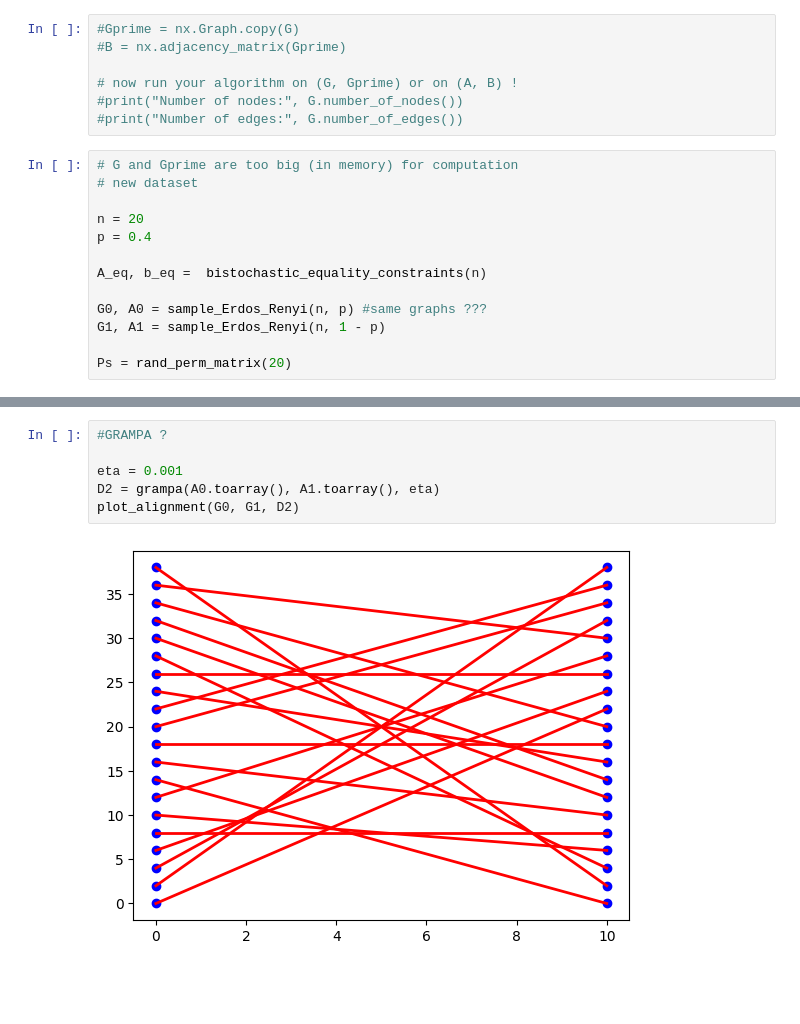
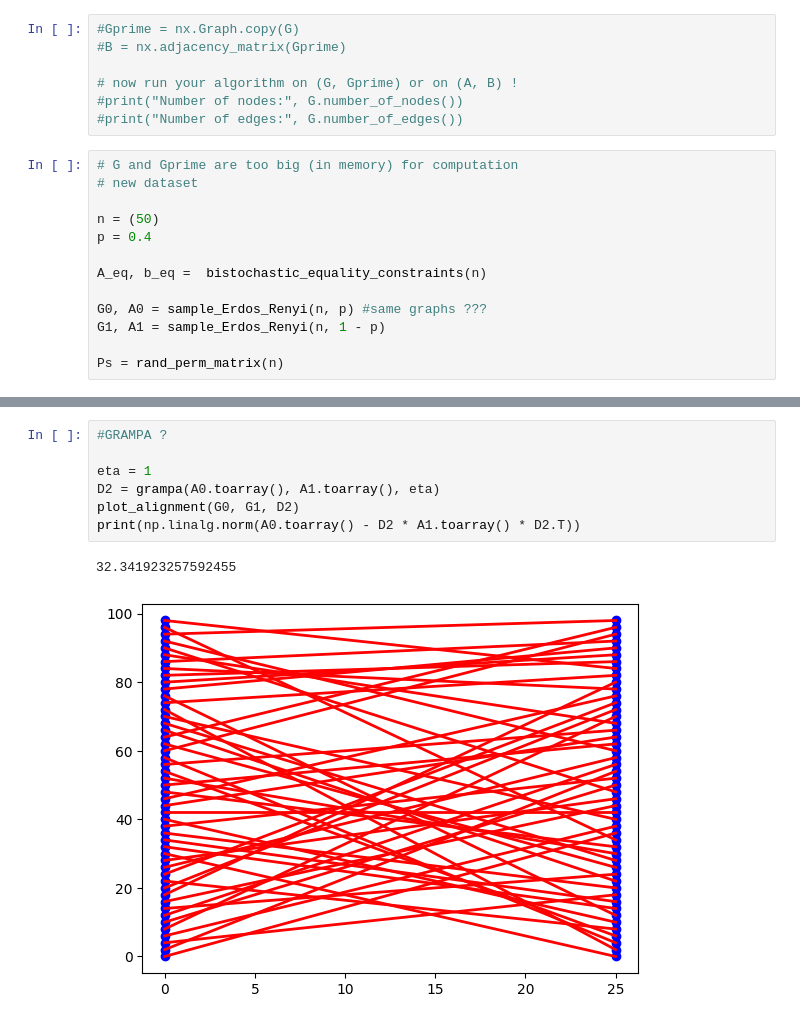
Before and after one commit to jakobmaier-eu/graph-gromov, a Jupyter notebook: testing_algorithms.ipynb, the cells around one changed output, grey strips where cells are left out. Drawn from its saved outputs; the diff is of its cells as text; blank space fills up the shorter version.

```diff
--- a/testing_algorithms.ipynb
+++ b/testing_algorithms.ipynb
@@ -24,7 +24,7 @@ from grampa import *
 # G and Gprime are too big (in memory) for computation
 # new dataset
 
-n = 20
+n = (50)
 p = 0.4
 
 A_eq, b_eq =  bistochastic_equality_constraints(n)
@@ -32,7 +32,7 @@ A_eq, b_eq =  bistochastic_equality_constraints(n)
 G0, A0 = sample_Erdos_Renyi(n, p) #same graphs ???
 G1, A1 = sample_Erdos_Renyi(n, 1 - p)
 
-Ps = rand_perm_matrix(20)
+Ps = rand_perm_matrix(n)
 # %%
 #Frank_wolfe algorithm
 
@@ -90,8 +85,10 @@ plot_alignment(G0, G1, D1p)
 # %%
 #GRAMPA ?
 
-eta = 0.001
+eta = 1
 D2 = grampa(A0.toarray(), A1.toarray(), eta)
 plot_alignment(G0, G1, D2)
+print(np.linalg.norm(A0.toarray() - D2 * A1.toarray() * D2.T))
 # %% [output]
+32.341923257592455
-[figure, old version]
+[figure, new version]
```
Also changed, not shown: parts of 8 cells of this notebook.
